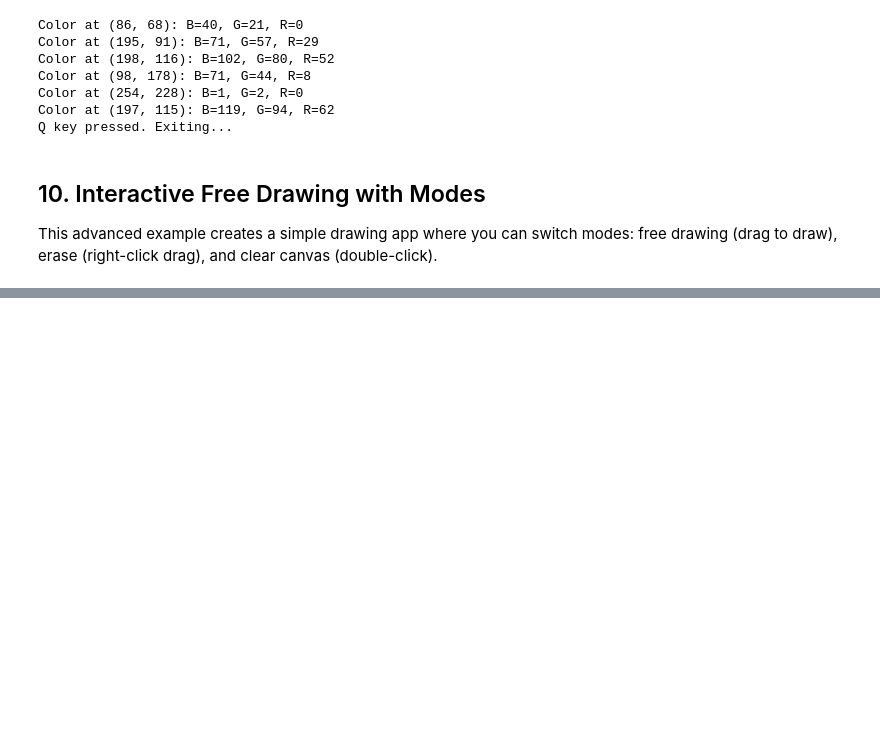
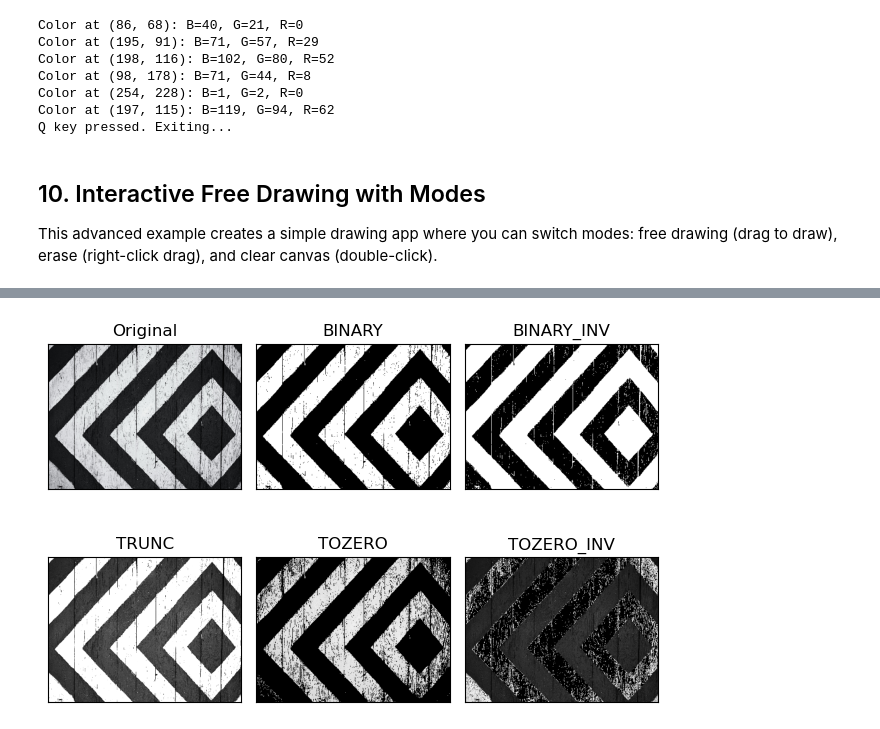
Before and after one commit to AnitaRostami/OpenCVExplorer, a Jupyter notebook: OpenCV.ipynb, the cells around one changed output, grey strips where cells are left out. Cells and saved outputs as stored; diff of their text form; code cells hidden in the pictures; blank space fills up the shorter version.

```diff
--- a/OpenCV.ipynb
+++ b/OpenCV.ipynb
@@ -432,0 +509,37 @@ cv2.destroyAllWindows()
+# %%
+# Load and resize image
+img = cv2.imread("White_&_Black_Wooden_Board.jpg")
+if img is None:
+    raise ValueError("Image not loaded. Check the file path.")
+img = cv2.resize(img, (400, 300))
+
+# Convert to grayscale for thresholding
+gray = cv2.cvtColor(img, cv2.COLOR_BGR2GRAY)
+
+
+# Apply different thresholding techniques
+_, Th1 = cv2.threshold(gray, 127, 255, cv2.THRESH_BINARY)        # Binary thresholding
+_, Th2 = cv2.threshold(gray, 127, 255, cv2.THRESH_BINARY_INV)    # Inverse binary
+_, Th3 = cv2.threshold(gray, 127, 255, cv2.THRESH_TRUNC)         # Truncate
+_, Th4 = cv2.threshold(gray, 200, 255, cv2.THRESH_TOZERO)        # To zero
+_, Th5 = cv2.threshold(gray, 200, 255, cv2.THRESH_TOZERO_INV)    # Inverse to zero
+
+# Convert original image to RGB for matplotlib (since cv2 loads in BGR)
+img_rgb = cv2.cvtColor(img, cv2.COLOR_BGR2RGB)
+
+# List of titles and images
+titles = ['Original', 'BINARY', 'BINARY_INV', 'TRUNC', 'TOZERO', 'TOZERO_INV']
+images = [img_rgb, Th1, Th2, Th3, Th4, Th5]
+
+
+# Plot images in a 2x3 grid
+for i in range(6):
+    plt.subplot(2, 3, i+1)  # 2 rows, 3 columns, index i+1
+    plt.imshow(images[i], cmap='gray' if i != 0 else None)  # Grayscale for thresholded images
+    plt.title(titles[i])
+    plt.xticks([]), plt.yticks([])  # Hide axes ticks
+
+plt.tight_layout()  # Prevent overlap
+plt.show()
+# %% [output]
+[figure, added]
```
Also changed, not shown: parts of 8 cells of this notebook, 3 other files.
